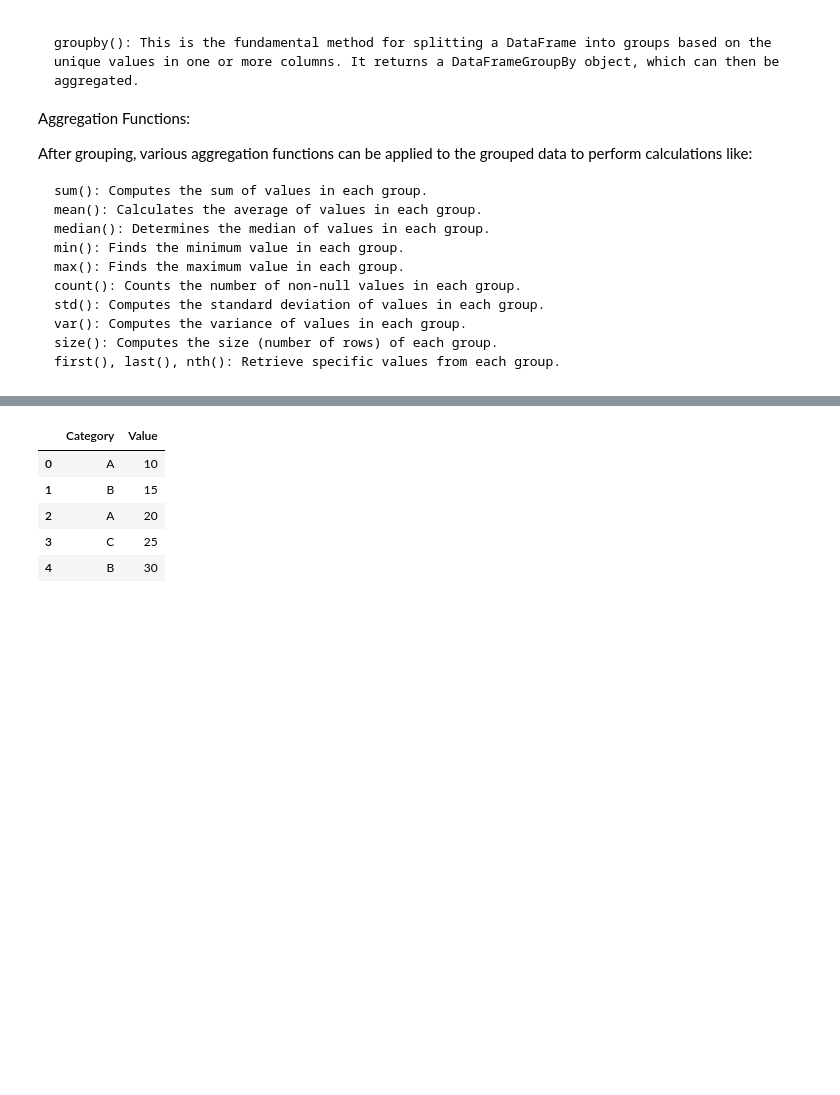
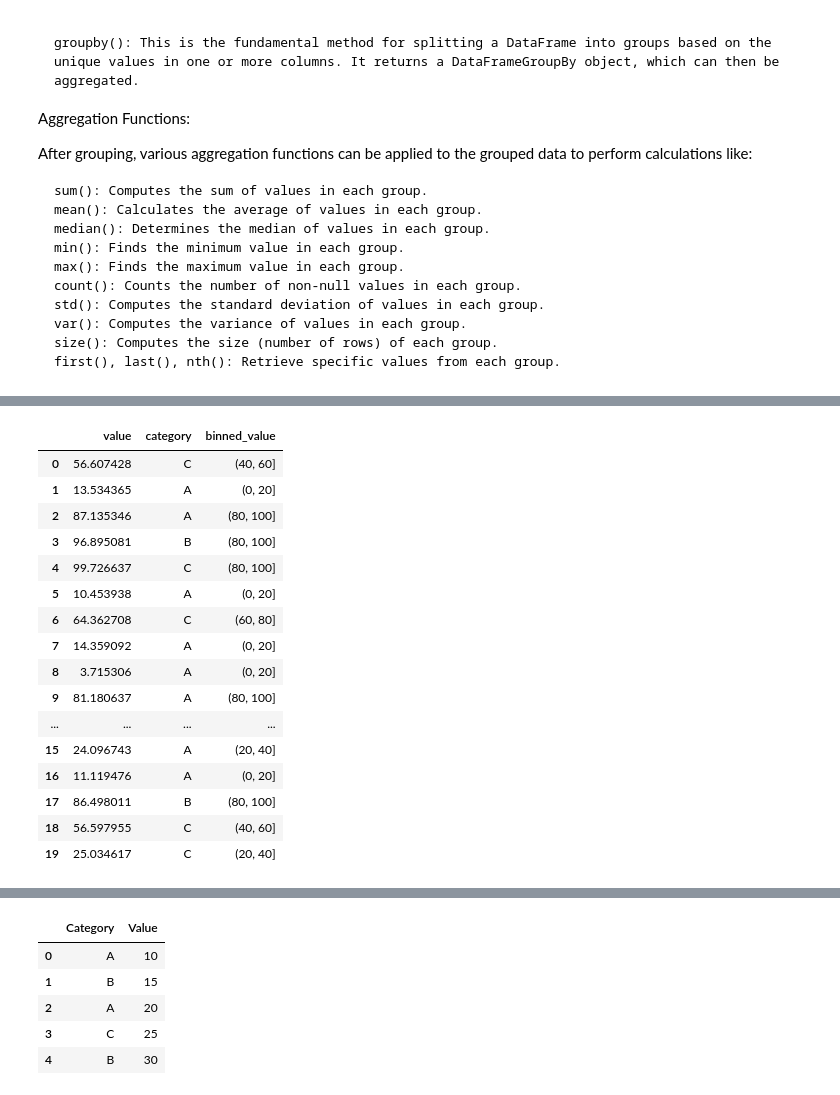
Before and after one commit to fyli16/pandas_data_analysis, a Jupyter notebook: data_manipulation.ipynb, the cells around one changed output, grey strips where cells are left out. Cells and saved outputs as stored; diff of their text form; code cells hidden in the pictures; blank space fills up the shorter version.

```diff
--- a/data_manipulation.ipynb
+++ b/data_manipulation.ipynb
@@ -285,0 +697,10 @@ After grouping, various aggregation functions can be applied to the grouped data
+# %%
+
+# Sample DataFrame
+data = {'value': np.random.rand(20) * 100,
+        'category': np.random.choice(['A', 'B', 'C'], 20)}
+df = pd.DataFrame(data)
+
+# Define your bin edges
+bins = [0, 20, 40, 60, 80, 100]
+df
@@ -285,0 +725,21 @@ After grouping, various aggregation functions can be applied to the grouped data
+# %%
+df['binned_value'] = pd.cut(df['value'], bins=bins)
+df
+# %% [output]
+|  | value | category | binned_value |
+| 0 | 56.607428 | C | (40, 60] |
+| 1 | 13.534365 | A | (0, 20] |
+| 2 | 87.135346 | A | (80, 100] |
+| 3 | 96.895081 | B | (80, 100] |
+| 4 | 99.726637 | C | (80, 100] |
+| 5 | 10.453938 | A | (0, 20] |
+| 6 | 64.362708 | C | (60, 80] |
+| 7 | 14.359092 | A | (0, 20] |
+| 8 | 3.715306 | A | (0, 20] |
+| 9 | 81.180637 | A | (80, 100] |
+| ... | ... | ... | ... |
+| 15 | 24.096743 | A | (20, 40] |
+| 16 | 11.119476 | A | (0, 20] |
+| 17 | 86.498011 | B | (80, 100] |
+| 18 | 56.597955 | C | (40, 60] |
+| 19 | 25.034617 | C | (20, 40] |
```
Also changed, not shown: parts of 64 cells of this notebook.
